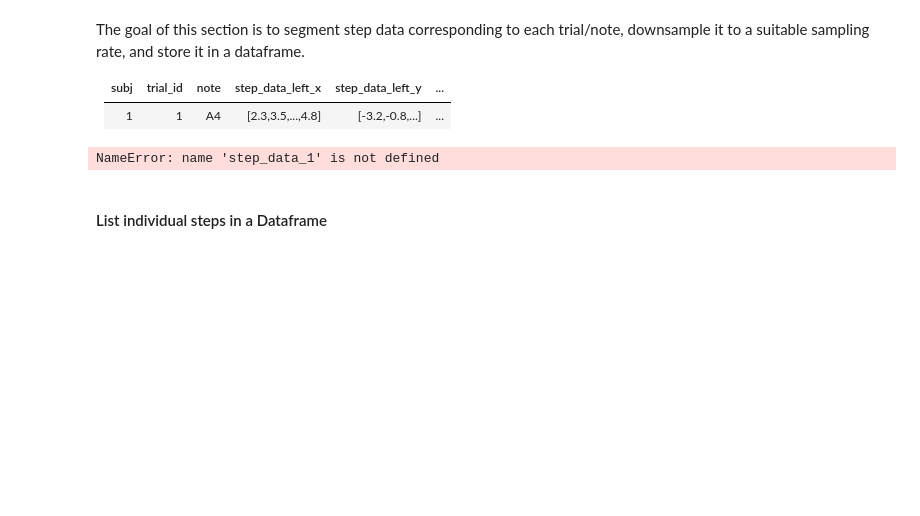
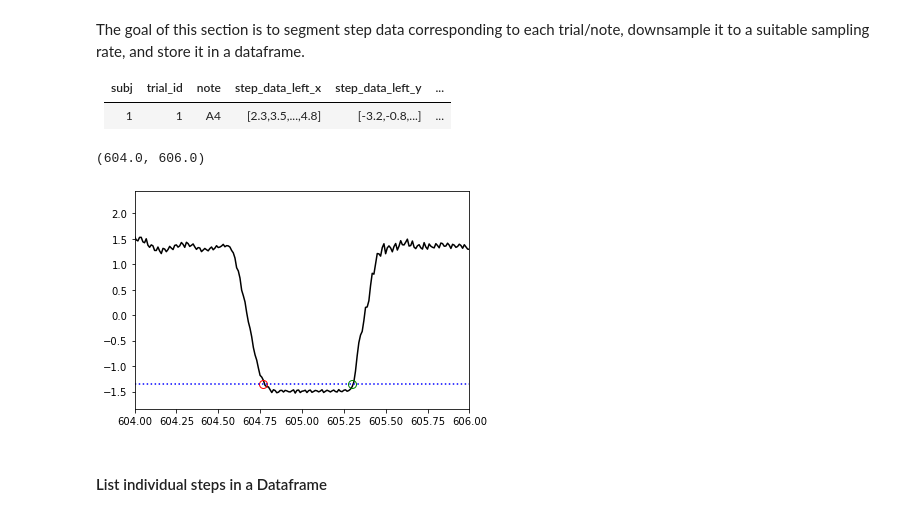
Before and after one commit to creamlab/treadmill, a Jupyter notebook: analysis/analysis.ipynb, the cells around one changed output. Drawn from its saved outputs; the diff is of its cells as text; code cells hidden in the pictures; blank space fills up the shorter version.

```diff
--- a/analysis/analysis.ipynb
+++ b/analysis/analysis.ipynb
@@ -120,14 +54,0 @@ Z data has a trend, which makes using a fixed threshold to segment step impossib
-# %%
-times= step_data_1.time
-x = step_data_1.z_left
-
-# adapt threshold to min + a percent of (range of x)
-x_min = np.percentile(x,1)
-x_max = np.percentile(x,99)
-percent_range = 0.05
-threshold = x_min + (x_max-x_min)*percent_range
-mask = np.diff(1 * (x > threshold) != 0)
-
-plt.plot(times/1000, x, 'k')
-plt.plot(times[:-1][mask]/1000,x[:-1][mask], 'go', markersize=8)
-plt.plot([times.min()/1000,times.max()/1000],[threshold,threshold],'b:')
@@ -344,38 +266,44 @@ def segment_steps(times,x, min_duration):
     # adapt threshold to min + a percent of (range of x)
     x_min = np.percentile(x,1)
     x_max = np.percentile(x,99)
     percent_range = 0.05
     threshold = x_min + (x_max-x_min)*percent_range
 
     # detect up and down crossings
     mask = np.diff(1*(x > threshold)) # 1 if crosses threshold up, -1 if crosses down
     start_times = times[:-1][mask>0]
     end_times = times[:-1][mask<0]
 
     # drop potential endings that occur before first start
     end_times = [end_time for end_time in list(end_times) if end_time > list(start_times)[0]]
     # drop potential starts that occur after the last ending
     start_times = [start_time for start_time in list(start_times) if start_time < list(end_times)[-1]]
 
     # eliminate false alarms (ie. consecutive starts or stops within a short time window, ex. 0.1s)
     start_times, end_times = zip(*[(start_time,end_time) for start_time,end_time in zip(start_times,end_times) if (end_time-start_time) > (min_duration*1000)])
 
     return start_times, end_times, threshold
 
 #test
-rs_step_data_1 = resample_all_cols(step_data_1,sr,100)
-de_step_data_1 = detrend_all_cols(rs_step_data_1)
+treadmill_data='treadmill_participant_1_order_1_21_06_15_10_04_data.csv'
+cols = ['time','x_left','y_left','z_left','x_right','y_right','z_right']
+treadmill_data = pd.read_csv('data/'+treadmill_data)
+treadmill_data[cols] = treadmill_data[cols].apply(pd.to_numeric)
 
-times = de_step_data_1.time
-x = de_step_data_1.z_left
+rs_step_data = resample_all_cols(treadmill_data,sr,100)
+de_step_data = detrend_all_cols(rs_step_data)
+
+times = de_step_data.time
+x = de_step_data.z_left
 start_times, end_times, threshold = segment_steps(times,x, 0.1)
 plt.plot(times/1000, x, 'k')
 plt.plot(np.array(start_times)/1000,[threshold]*len(start_times), 'go', markersize=8, markerfacecolor='None')
 plt.plot(np.array(end_times)/1000,[threshold]*len(end_times), 'ro', markersize=8, markerfacecolor='None')
 plt.plot([times.min()/1000,times.max()/1000],[threshold,threshold],'b:')
 plt.xlim([604,606])
 # %% [output]
-NameError: name 'step_data_1' is not defined
+(604.0, 606.0)
+[figure, added]
 # %% [markdown]
 #### List individual steps in a Dataframe
 # %%
```
Also changed, not shown: parts of 32 cells of this notebook.
